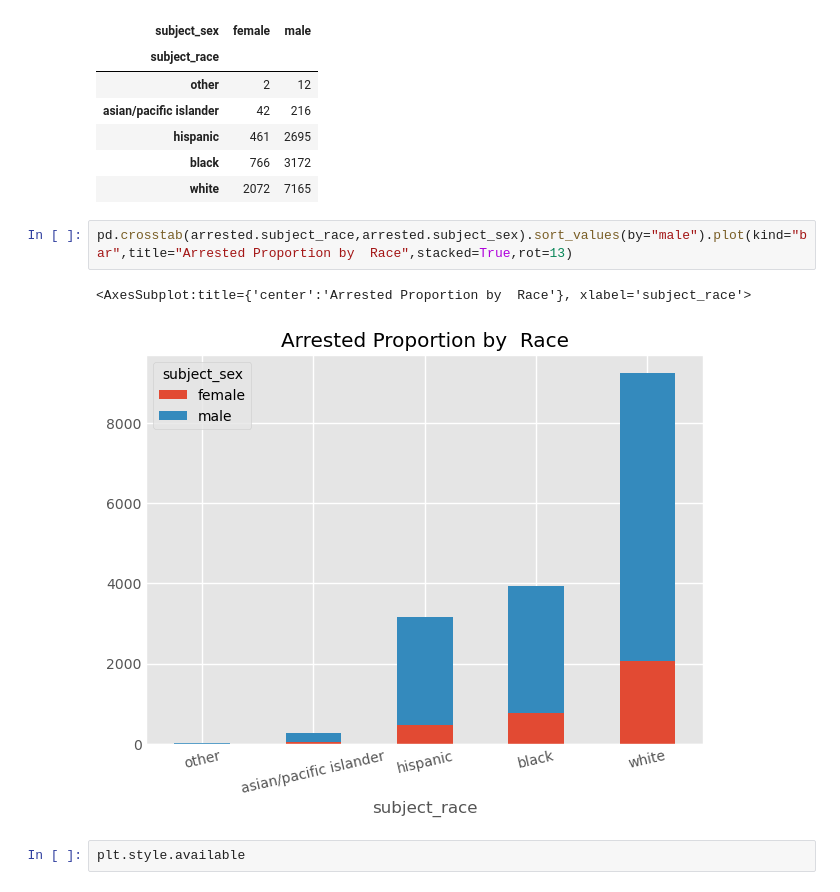
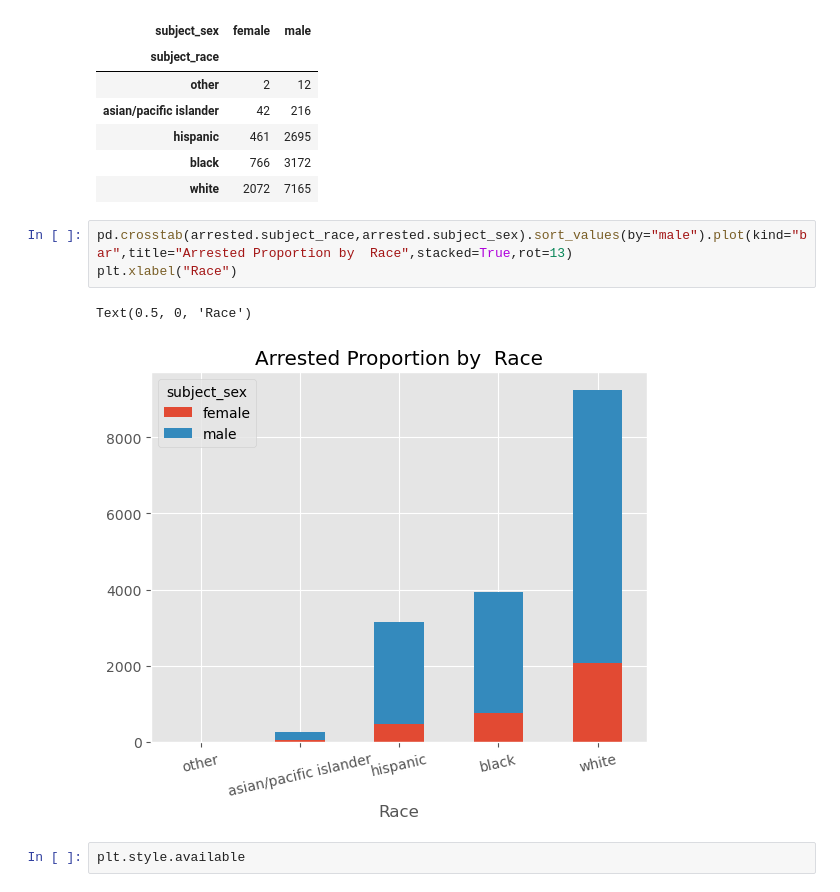
Before and after one commit to nevracorapsiz/Analyzing-Rhode-Island-Traffic-Stops, a Jupyter notebook: RI_TRAFFIC_STOPS.ipynb, the cells around one changed output. Cells and saved outputs as stored; diff of their text form.

```diff
--- a/RI_TRAFFIC_STOPS.ipynb
+++ b/RI_TRAFFIC_STOPS.ipynb
@@ -236,9 +236,10 @@ pd.crosstab(arrested.subject_race,arrested.subject_sex).sort_values(by="male")
 | white | 2072 | 7165 |
 # %%
 pd.crosstab(arrested.subject_race,arrested.subject_sex).sort_values(by="male").plot(kind="bar",title="Arrested Proportion by  Race",stacked=True,rot=13)
+plt.xlabel("Race")
 # %% [output]
-<AxesSubplot:title={'center':'Arrested Proportion by  Race'}, xlabel='subject_race'>
+Text(0.5, 0, 'Race')
-[figure, old version]
+[figure, new version]
 # %%
 plt.style.available
 # %% [output]
```
Also changed, not shown: parts of 48 cells of this notebook, 21 other files.
